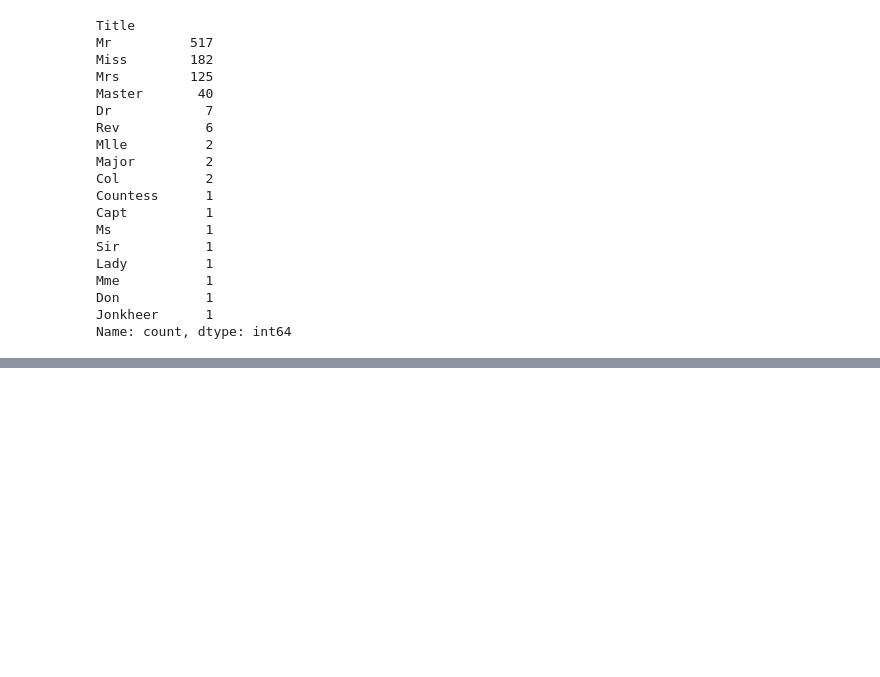
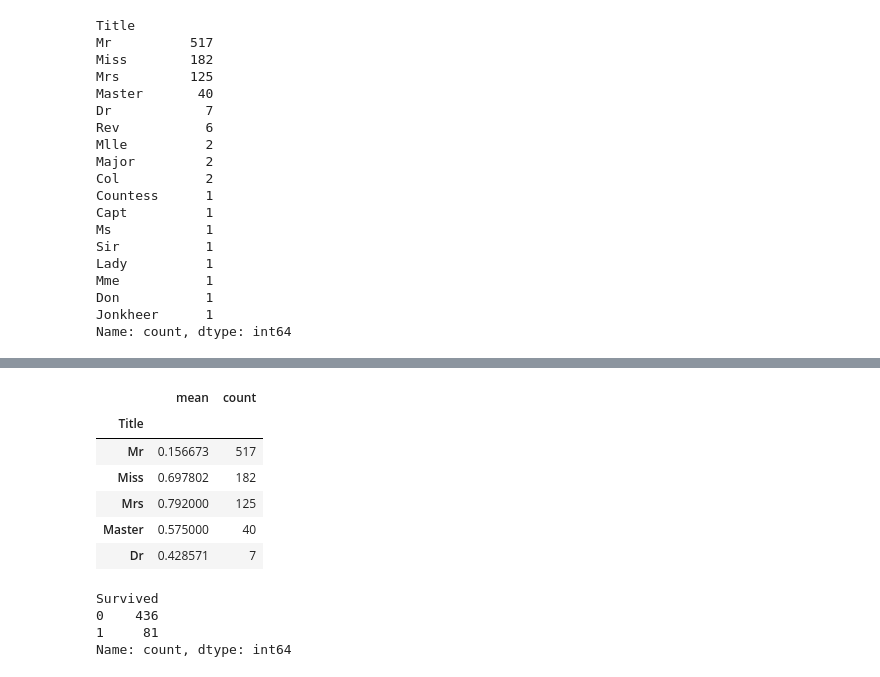
Before and after one commit to enesacarq/titanic-survival-prediction, a Jupyter notebook: titanic_survival_analysis.ipynb, the cells around one changed output, grey strips where cells are left out. Drawn from its saved outputs; the diff is of its cells as text; code cells hidden in the pictures; blank space fills up the shorter version.

```diff
--- a/titanic_survival_analysis.ipynb
+++ b/titanic_survival_analysis.ipynb
@@ -293,0 +373,21 @@ titanic.head()
+# %%
+summary=titanic.groupby("Title")["Survived"].agg(['mean', 'count'])   # agg komutu ile grupladığımız featureleri birden fazla kıyas yapabiliyoruz. mean,count vb.
+summary=summary.sort_values("count",ascending=False)                  # sort_values ile counta göre büyükten küçüğe sıraladım.
+summary.head()
+# %% [output]
+|  | mean | count |
+| Title |  |  |
+| Mr | 0.156673 | 517 |
+| Miss | 0.697802 | 182 |
+| Mrs | 0.792000 | 125 |
+| Master | 0.575000 | 40 |
+| Dr | 0.428571 | 7 |
+# %%
+titanic[titanic["Title"] == "Mr"]["Survived"].value_counts()   #sadec mr olanlar
+                                        # Demek ki Mr yani Erkeklerin ekseriyeti ölmüş,kadınların çoğunluğu kurtulmuş,çocuklarında aynı şekilde çoğu kurtulmuş.
+                                        # Ünvana göre yaptığımız çıkarım.
+# %% [output]
+Survived
+0    436
+1     81
+Name: count, dtype: int64
```
Also changed, not shown: parts of 6 cells of this notebook.
